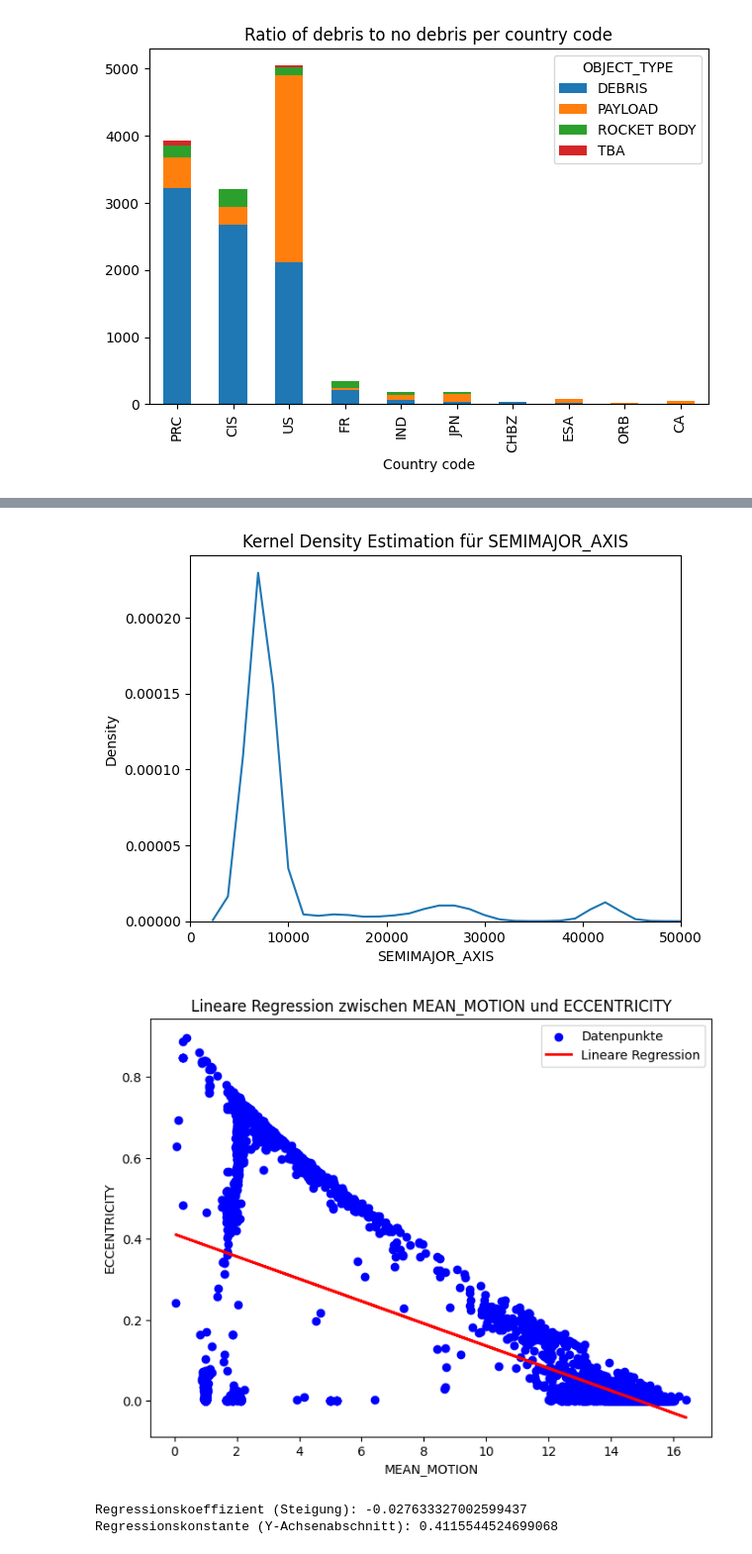
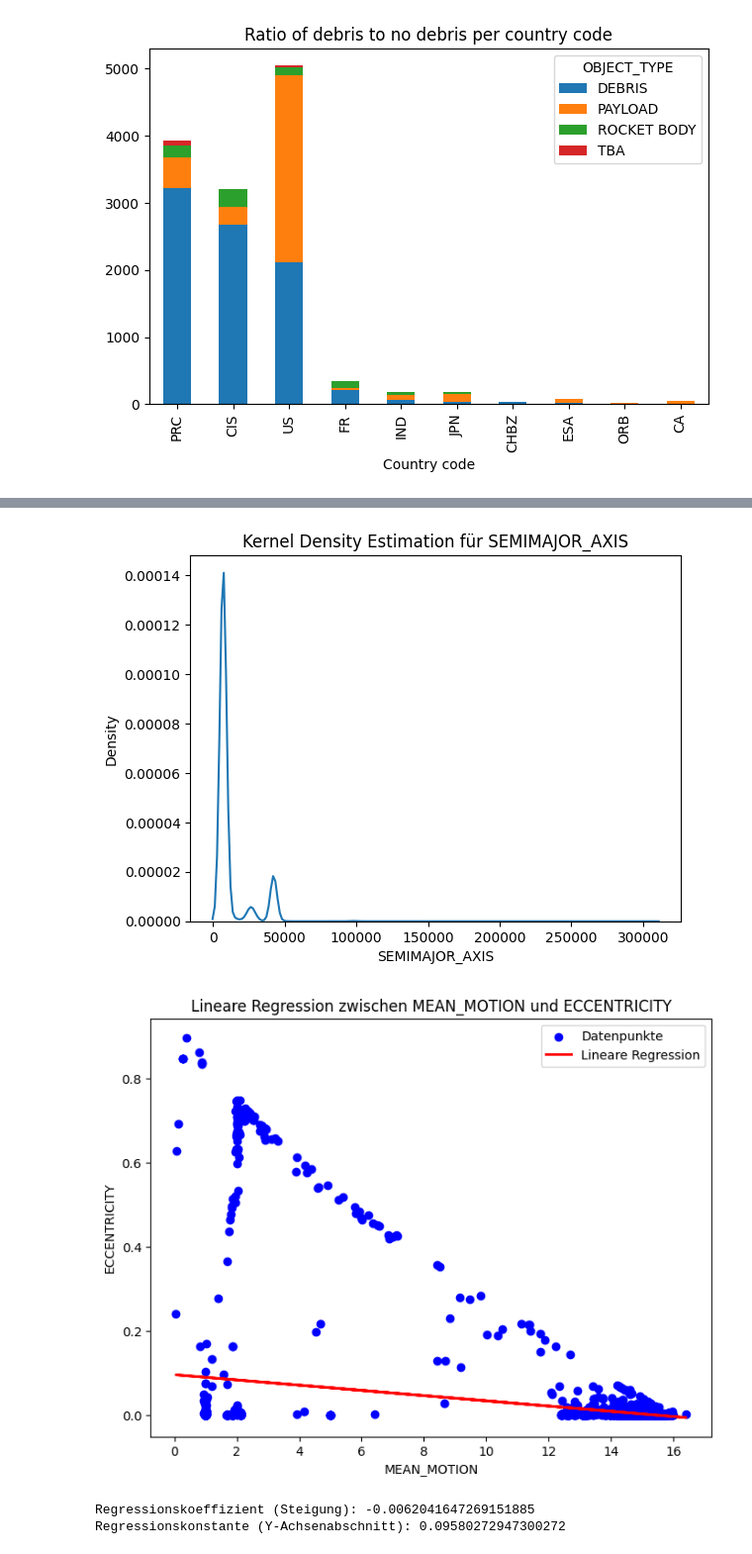
Before and after one commit to msi-se/stochastik-team7, a Jupyter notebook: satelite/satelite.ipynb, the cells around one changed output, grey strips where cells are left out. Shown at 99% size. Saved outputs shown, nothing was run; the diff lists cells and outputs as text; code cells hidden in the pictures.

```diff
--- a/satelite/satelite.ipynb
+++ b/satelite/satelite.ipynb
@@ -47,12 +47,12 @@ import pandas as pd
 import matplotlib.pyplot as plt
 
 df = pd.read_csv('space_decay.csv')
-df = df.drop_duplicates(subset='OBJECT_ID')
+df_without_duplicates = df.drop_duplicates(subset='OBJECT_NAME')
 
 # plot number of space objects per country_code only for the top 10 countries
 # df['COUNTRY_CODE'].value_counts(ascending=True).tail(20).plot(kind='barh')
 
-df['COUNTRY_CODE'].value_counts(ascending=True).tail(20).plot(kind='barh')
+df_without_duplicates['COUNTRY_CODE'].value_counts(ascending=True).tail(20).plot(kind='barh')
 plt.xlabel('Number of space objects')
 plt.ylabel('Country code')
 plt.title('Number of space objects per country code')
@@ -131,37 +135,37 @@ plt.show()
 # %%
 import seaborn as sns
 
-sns.kdeplot(data=df['SEMIMAJOR_AXIS'])
+sns.kdeplot(data=df_without_duplicates['SEMIMAJOR_AXIS'])
 plt.title('Kernel Density Estimation für SEMIMAJOR_AXIS')
 plt.xlabel('SEMIMAJOR_AXIS')
 plt.ylabel('Density')
 # plt.xlim(0, 50000)
 plt.show()
 # %% [output]
-[figure, old version]
+[figure, new version]
 # %%
 from scipy.stats import linregress
 
 # Lineare Regression
-slope, intercept, r_value, p_value, std_err = linregress(df['MEAN_MOTION'], df['ECCENTRICITY'])
+slope, intercept, r_value, p_value, std_err = linregress(df_without_duplicates['MEAN_MOTION'], df_without_duplicates['ECCENTRICITY'])
 
 # Plot der Daten und der Regressionsgeraden
 plt.figure(figsize=(8, 6))
-plt.scatter(df['MEAN_MOTION'], df['ECCENTRICITY'], color='blue', label='Datenpunkte')
-plt.plot(df['MEAN_MOTION'], slope * df['MEAN_MOTION'] + intercept, color='red', linewidth=2, label='Lineare Regression')
+plt.scatter(df_without_duplicates['MEAN_MOTION'], df_without_duplicates['ECCENTRICITY'], color='blue', label='Datenpunkte')
+plt.plot(df_without_duplicates['MEAN_MOTION'], slope * df_without_duplicates['MEAN_MOTION'] + intercept, color='red', linewidth=2, label='Lineare Regression')
 plt.title('Lineare Regression zwischen MEAN_MOTION und ECCENTRICITY')
 plt.xlabel('MEAN_MOTION')
 plt.ylabel('ECCENTRICITY')
 plt.legend()
 plt.show()
 
 # Druck der Regressionskoeffizienten
 print("Regressionskoeffizient (Steigung):", slope)
 print("Regressionskonstante (Y-Achsenabschnitt):", intercept)
 # %% [output]
-[figure, old version]
+[figure, new version]
-Regressionskoeffizient (Steigung): -0.027633327002599437
-Regressionskonstante (Y-Achsenabschnitt): 0.4115544524699068
+Regressionskoeffizient (Steigung): -0.0062041647269151885
+Regressionskonstante (Y-Achsenabschnitt): 0.09580272947300272
 # %%
 # Scatterplot mit Farbverlauf
 plt.figure(figsize=(8, 6))
```
Also changed, not shown: parts of 10 cells of this notebook.
